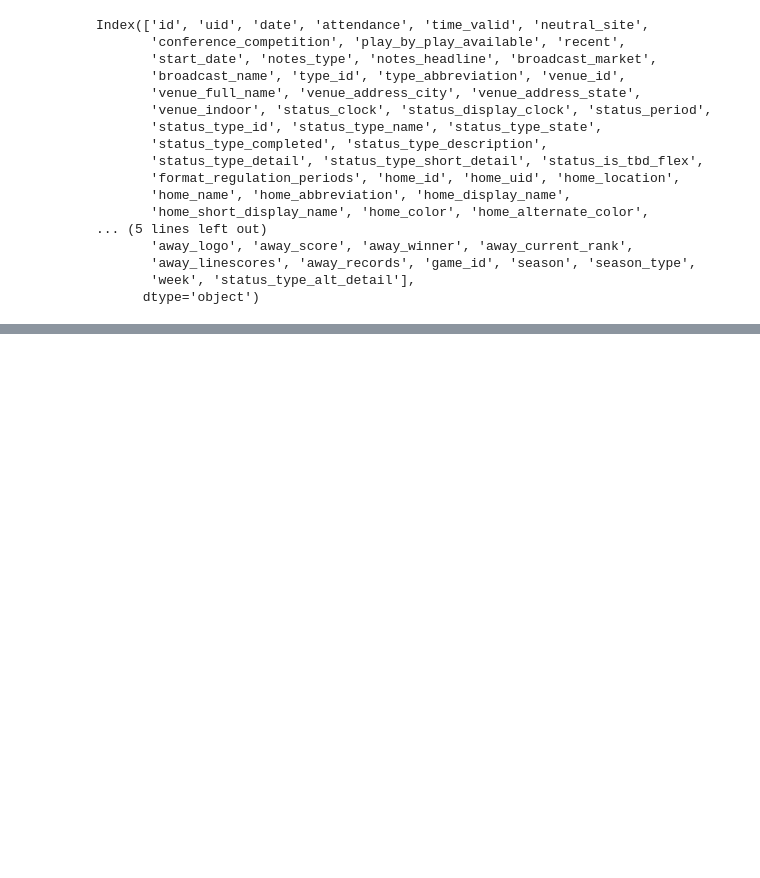
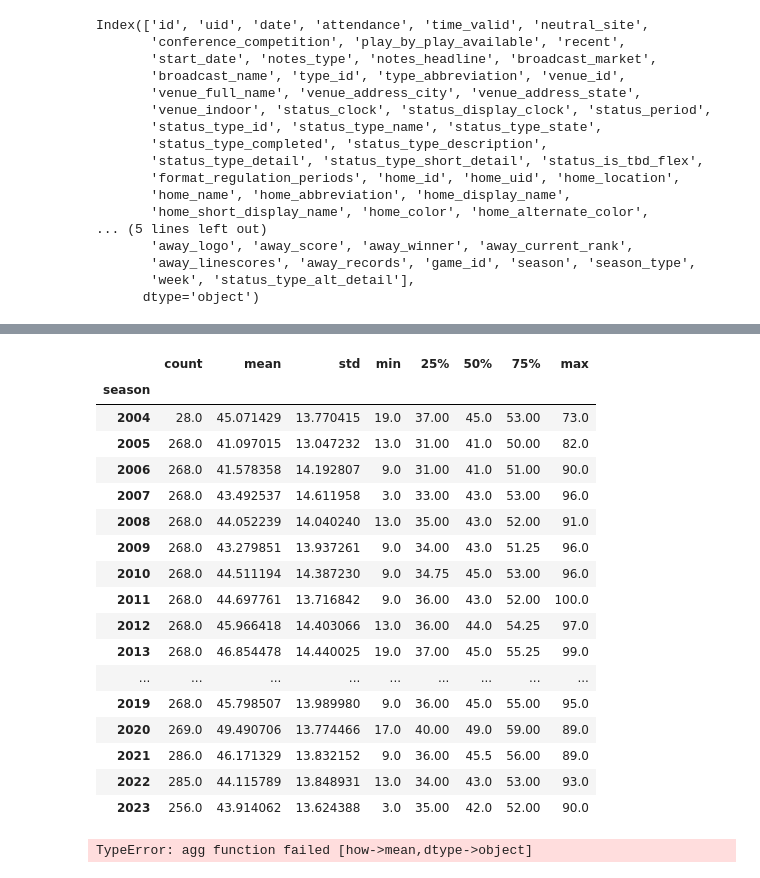
Before and after one commit to dan8239/nfl-data-engineering, a Jupyter notebook: src/box_scores/box_scores_eda.ipynb, the cells around one changed output, grey strips where cells are left out. Drawn from its saved outputs; the diff is of its cells as text; code cells hidden in the pictures; blank space fills up the shorter version.

```diff
--- a/src/box_scores/box_scores_eda.ipynb
+++ b/src/box_scores/box_scores_eda.ipynb
@@ -105,9 +151,13 @@ fig.write_html("../output/visualizations/score_histogram.html")
 for col in score_cols:
     title = f"{col}_histogram"
     fig = px.histogram(box_scores_df, x=col, title=title, histnorm="percent")
-    fig.write_html(f"../output/visualizations/{title}.html")
+    fig.write_html(f"../output/visualizations/histogram/{title}.html")
+    for compare_col in ["season", "week", "season_type", "venue_indoor", "season_type"]:
+        title = f"{col}_histogram_{compare_col}"
+        fig = px.histogram(box_scores_df, x=col, title=title, histnorm="percent", color=compare_col)
+        fig.write_html(f"../output/visualizations/histogram/{title}.html")
     for y_col in score_cols:
         if y_col != col:
             title = f"{col}_vs_{y_col}_scatter"
             fig = px.scatter(box_scores_df, x=col, y=y_col, title=title)
-            fig.write_html(f"../output/visualizations/{title}.html")
+            fig.write_html(f"../output/visualizations/scatter/{title}.html")
@@ -121,0 +164,34 @@ fig.write_html(f"../output/visualizations/{title}.html")
+# %%
+for compare_col in ["season", "week", "season_type", "venue_indoor", "season_type"]:
+    for col in ["total_score", ]:
+        print(box_scores_df.groupby(by=compare_col)[col].describe())
+# %% [output]
+|  | count | mean | std | min | 25% | 50% | 75% | max |
+| season |  |  |  |  |  |  |  |  |
+| 2004 | 28.0 | 45.071429 | 13.770415 | 19.0 | 37.00 | 45.0 | 53.00 | 73.0 |
+| 2005 | 268.0 | 41.097015 | 13.047232 | 13.0 | 31.00 | 41.0 | 50.00 | 82.0 |
+| 2006 | 268.0 | 41.578358 | 14.192807 | 9.0 | 31.00 | 41.0 | 51.00 | 90.0 |
+| 2007 | 268.0 | 43.492537 | 14.611958 | 3.0 | 33.00 | 43.0 | 53.00 | 96.0 |
+| 2008 | 268.0 | 44.052239 | 14.040240 | 13.0 | 35.00 | 43.0 | 52.00 | 91.0 |
+| 2009 | 268.0 | 43.279851 | 13.937261 | 9.0 | 34.00 | 43.0 | 51.25 | 96.0 |
+| 2010 | 268.0 | 44.511194 | 14.387230 | 9.0 | 34.75 | 45.0 | 53.00 | 96.0 |
+| 2011 | 268.0 | 44.697761 | 13.716842 | 9.0 | 36.00 | 43.0 | 52.00 | 100.0 |
+| 2012 | 268.0 | 45.966418 | 14.403066 | 13.0 | 36.00 | 44.0 | 54.25 | 97.0 |
+| 2013 | 268.0 | 46.854478 | 14.440025 | 19.0 | 37.00 | 45.0 | 55.25 | 99.0 |
+| ... | ... | ... | ... | ... | ... | ... | ... | ... |
+| 2019 | 268.0 | 45.798507 | 13.989980 | 9.0 | 36.00 | 45.0 | 55.00 | 95.0 |
+| 2020 | 269.0 | 49.490706 | 13.774466 | 17.0 | 40.00 | 49.0 | 59.00 | 89.0 |
+| 2021 | 286.0 | 46.171329 | 13.832152 | 9.0 | 36.00 | 45.5 | 56.00 | 89.0 |
+| 2022 | 285.0 | 44.115789 | 13.848931 | 13.0 | 34.00 | 43.0 | 53.00 | 93.0 |
+| 2023 | 256.0 | 43.914062 | 13.624388 | 3.0 | 35.00 | 42.0 | 52.00 | 90.0 |
+# %%
+for col in score_cols:
+    for compare_col in ["season", "week", "season_type", "venue_indoor", "season_type"]:
+        title = f"{col}_scatter_{compare_col}"
+        fig = px.scatter(box_scores_df, x=compare_col, y=col, title=title, opacity=0.4)
+        fig.write_html(f"../output/visualizations/scatter/{title}.html")
+        title = f"{col}_avg_by_{compare_col}"
+        fig = px.line(box_scores_df.groupby(compare_col).mean(), x=compare_col, y=col, title=title)
+        fig.write_html(f"../output/visualizations/line/{title}.html")
+# %% [output]
+TypeError: agg function failed [how->mean,dtype->object]
```
Also changed, not shown: parts of 16 cells of this notebook, 2 other files.
